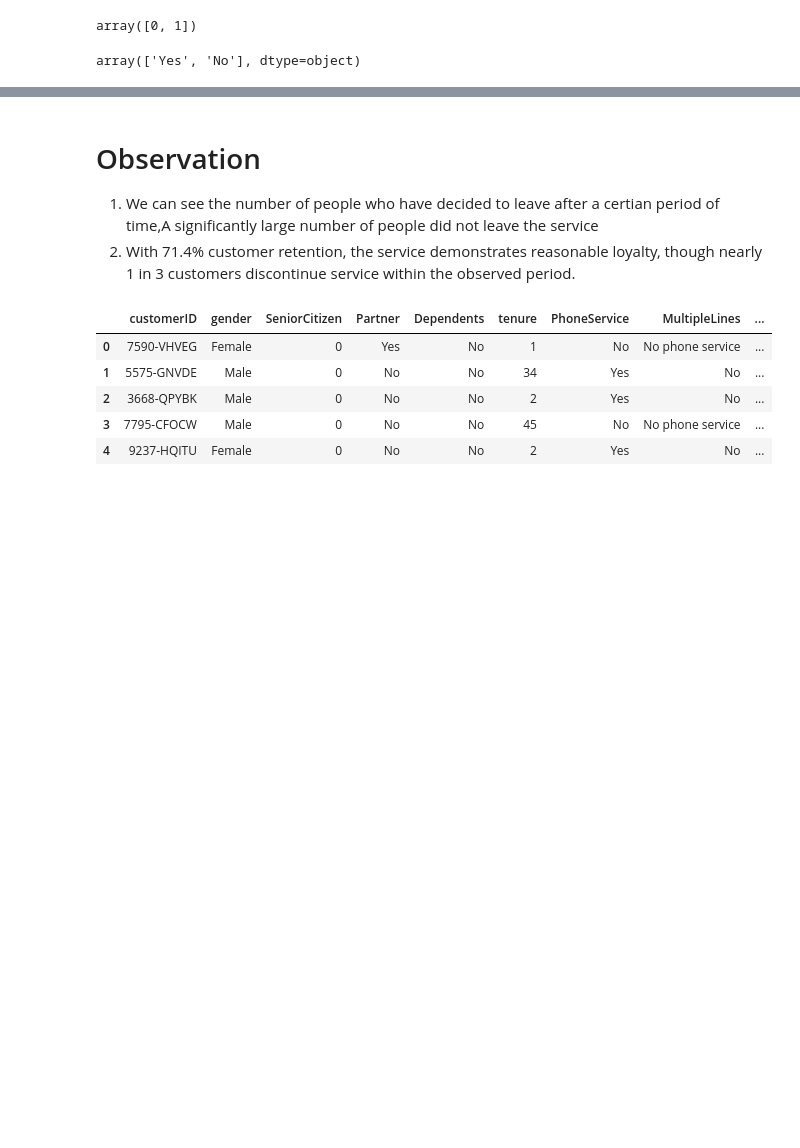
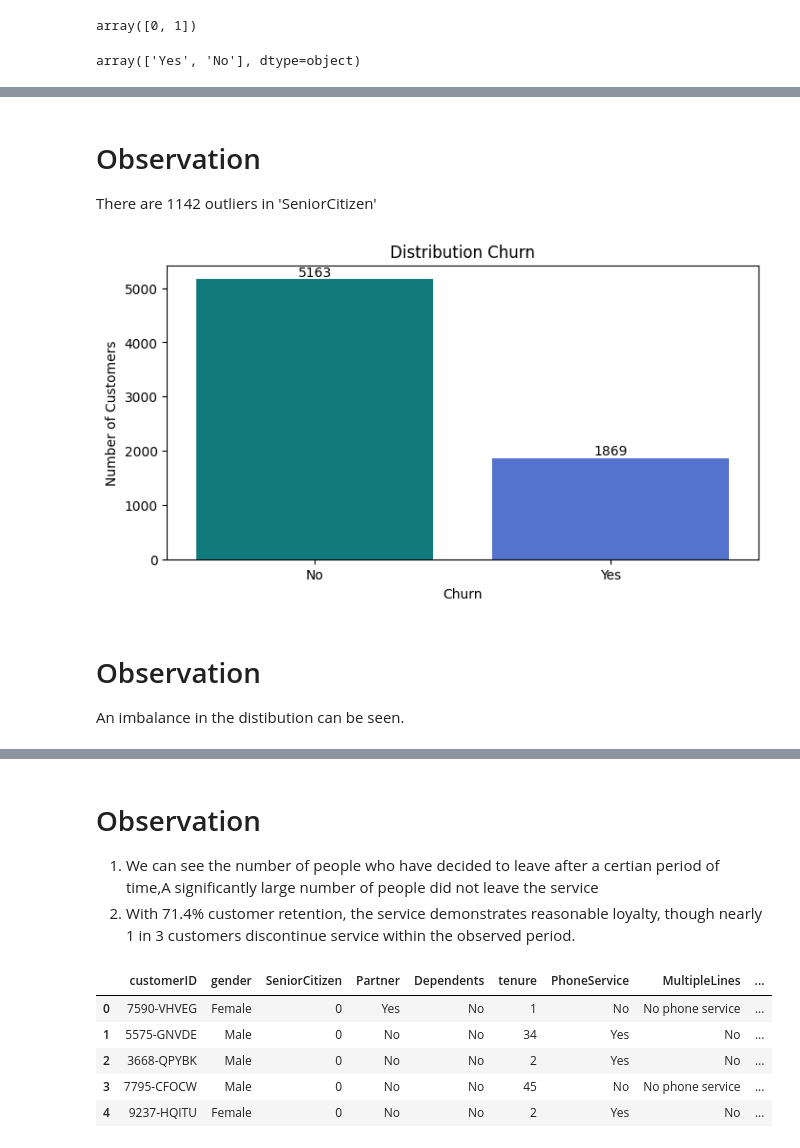
Before and after one commit to thamadhi/telco-customer-churn-CM2604, a Jupyter notebook: Notebooks/EDA_Task_1.ipynb, the cells around one changed output, grey strips where cells are left out. Saved outputs shown, nothing was run; the diff lists cells and outputs as text; code cells hidden in the pictures; blank space fills up the shorter version.

Commit message:
added comparison with the target variable and specified observations

```diff
--- a/Notebooks/EDA_Task_1.ipynb
+++ b/Notebooks/EDA_Task_1.ipynb
@@ -132,0 +306,16 @@ plt.show()
+# %% [markdown]
+# Observation
+There are 1142 outliers in 'SeniorCitizen'
+# %%
+plt.figure(figsize = (8,4))
+ax = sns.countplot(x = df["Churn"], palette=['darkcyan', 'royalblue'])
+ax.bar_label(ax.containers[0], color = "black")
+ax.bar_label(ax.containers[1], color="black")
+plt.title("Distribution Churn")
+plt.ylabel("Number of Customers")
+plt.show()
+# %% [output]
+[figure, added]
+# %% [markdown]
+# Observation
+An imbalance in the distibution can be seen.
```
Also changed, not shown: parts of 66 cells of this notebook.
